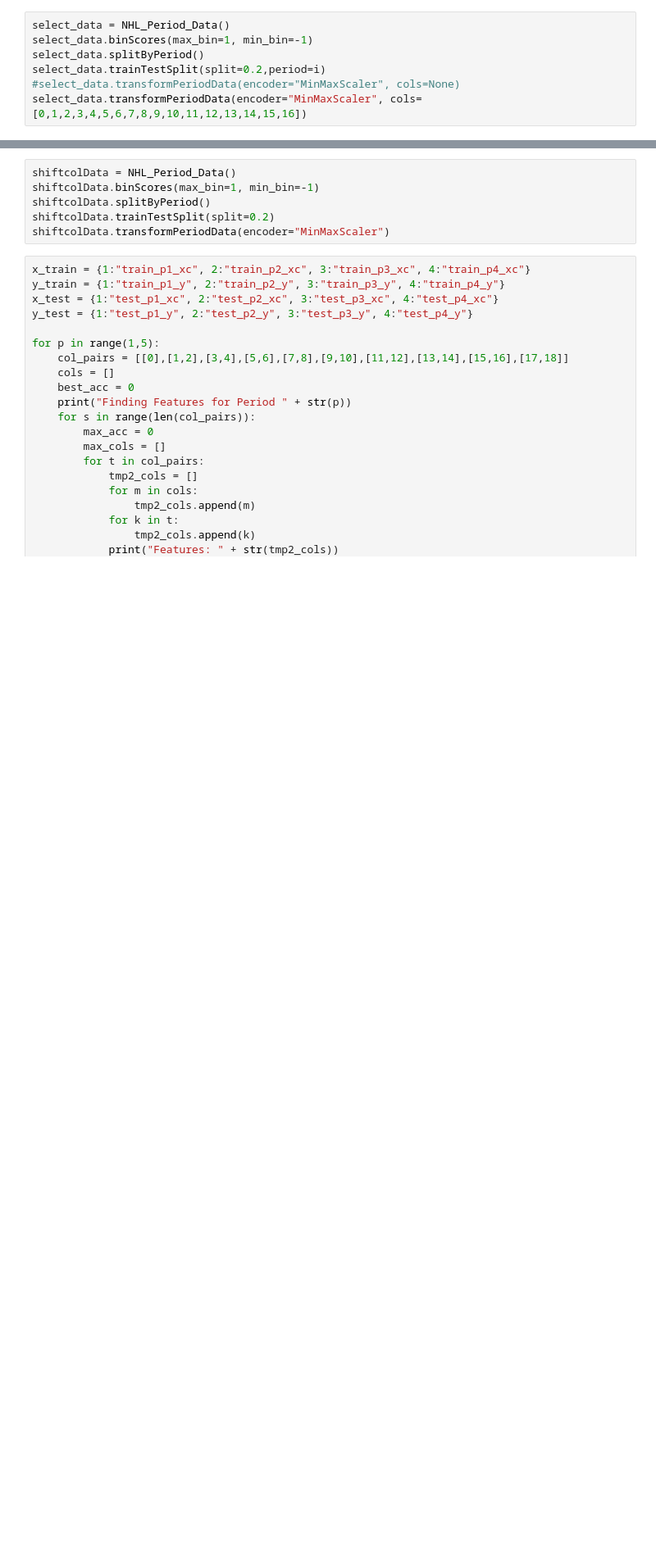
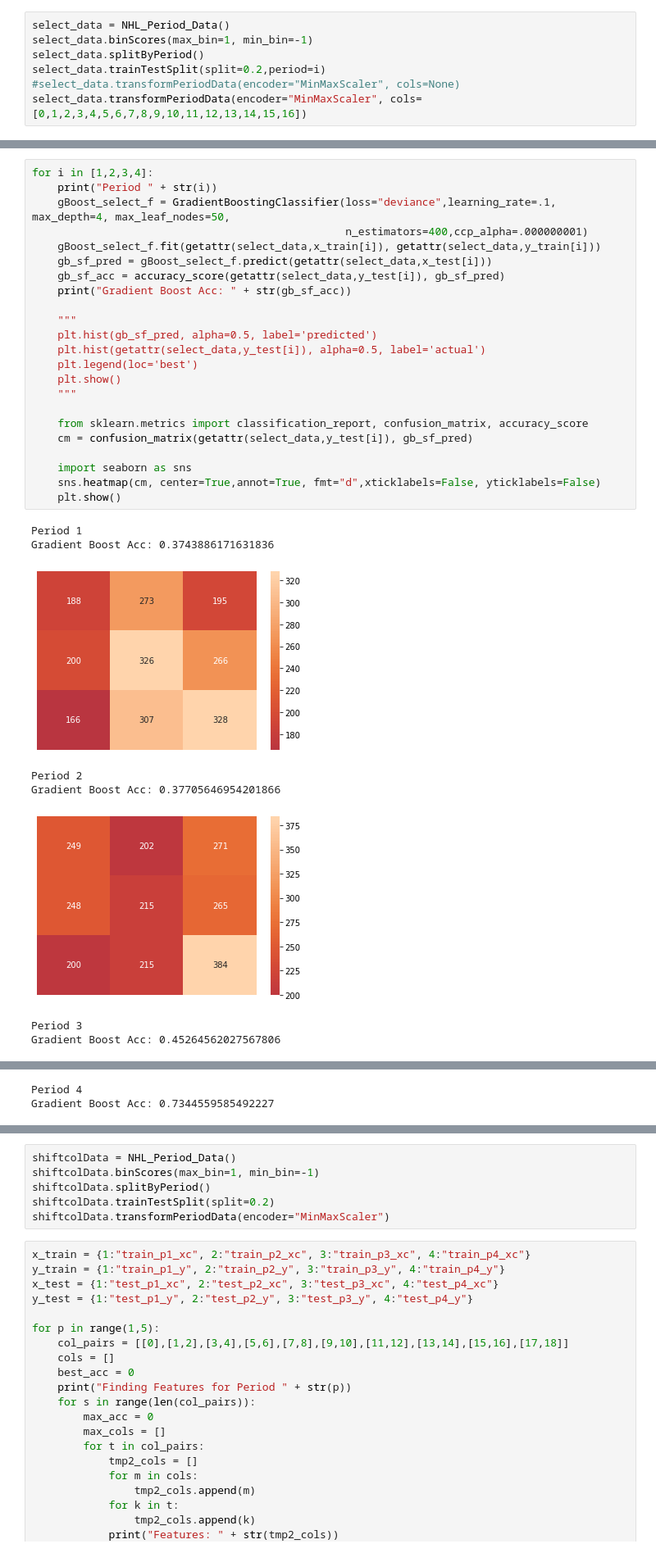
Before and after one commit to bliminate/Lord_Stanley_Seekers, a Jupyter notebook: NHL_Period_Data.ipynb, the cells around one changed output, grey strips where cells are left out. Shown at 82% size. Saved outputs shown, nothing was run; the diff lists cells and outputs as text; blank space fills up the shorter version.

```diff
--- a/NHL_Period_Data.ipynb
+++ b/NHL_Period_Data.ipynb
@@ -502,0 +508,32 @@ Gradient Boost Acc: 0.75
+# %%
+for i in [1,2,3,4]:
+    print("Period " + str(i))
+    gBoost_select_f = GradientBoostingClassifier(loss="deviance",learning_rate=.1, max_depth=4, max_leaf_nodes=50,
+                                                 n_estimators=400,ccp_alpha=.000000001)
+    gBoost_select_f.fit(getattr(select_data,x_train[i]), getattr(select_data,y_train[i]))
+    gb_sf_pred = gBoost_select_f.predict(getattr(select_data,x_test[i]))
+    gb_sf_acc = accuracy_score(getattr(select_data,y_test[i]), gb_sf_pred)
+    print("Gradient Boost Acc: " + str(gb_sf_acc))
+
+    """
+    plt.hist(gb_sf_pred, alpha=0.5, label='predicted')
+    plt.hist(getattr(select_data,y_test[i]), alpha=0.5, label='actual')
+    plt.legend(loc='best')
+    plt.show()
+    """
+
+    from sklearn.metrics import classification_report, confusion_matrix, accuracy_score
+    cm = confusion_matrix(getattr(select_data,y_test[i]), gb_sf_pred)
+
+    import seaborn as sns
+    sns.heatmap(cm, center=True,annot=True, fmt="d",xticklabels=False, yticklabels=False)
+    plt.show()
+# %% [output]
+Period 1
+Gradient Boost Acc: 0.3743886171631836
+[figure, added]
+Period 2
+Gradient Boost Acc: 0.37705646954201866
+[figure, added]
+Period 3
+Gradient Boost Acc: 0.45264562027567806
@@ -502,0 +541,2 @@ Gradient Boost Acc: 0.75
+Period 4
+Gradient Boost Acc: 0.7344559585492227
```
Also changed, not shown: parts of 27 cells of this notebook, 10 other files.
